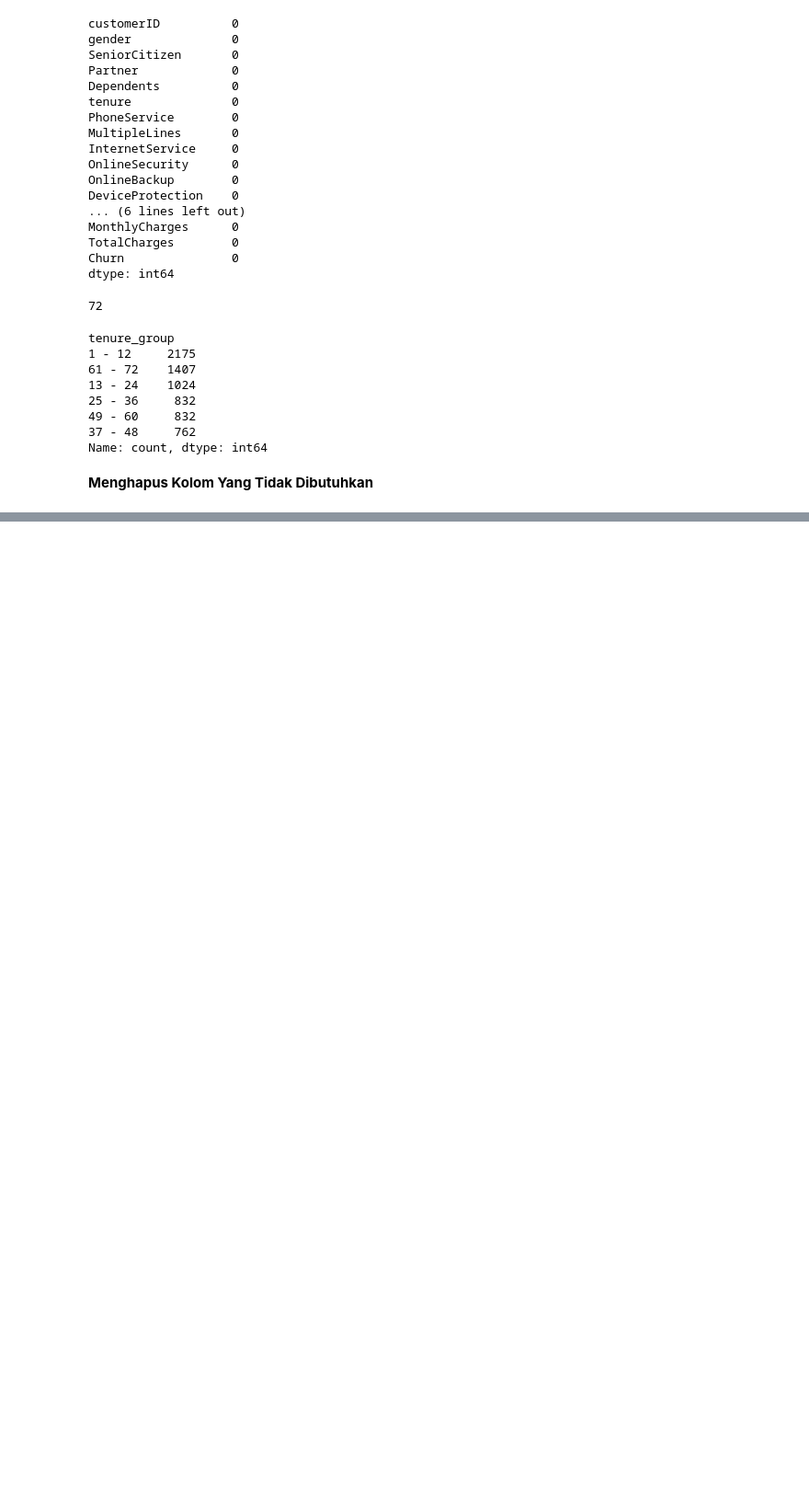
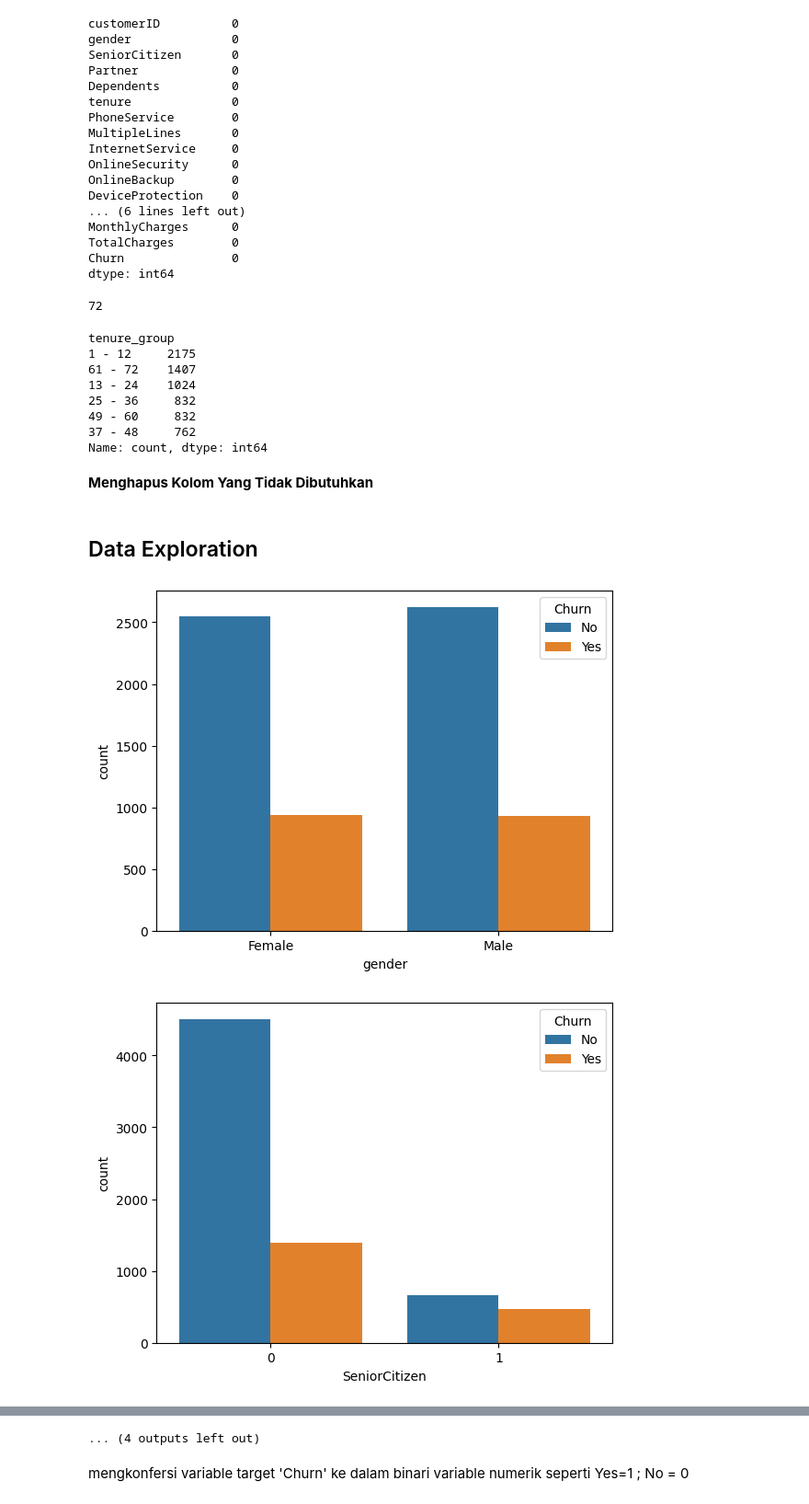
Before and after one commit to cevinpratama/MachineLearning, a Jupyter notebook: Classification/Churn_analysis/main.ipynb, the cells around one changed output, grey strips where cells are left out. Shown: that part at 92% size. Drawn from its saved outputs; the diff is of its cells as text; code cells hidden in the pictures; blank space fills up the shorter version.

```diff
--- a/Classification/Churn_analysis/main.ipynb
+++ b/Classification/Churn_analysis/main.ipynb
@@ -235,3 +235,12 @@ Name: count, dtype: int64
 **Menghapus Kolom Yang Tidak Dibutuhkan**
 # %%
 dfcopy.drop(columns = ['MultipleLines', 'customerID'], axis = 1, inplace = True)
+# %% [markdown]
+## Data Exploration ##
+# %%
+for i, predictor in enumerate(dfcopy.drop(columns=['Churn', 'TotalCharges', 'MonthlyCharges','tenure'])):
+    plt.figure(i)
+    sns.countplot(data=dfcopy, x=predictor, hue='Churn')
+# %% [output]
+[figure, added]
+[figure, added]
@@ -237,0 +257,3 @@ dfcopy.drop(columns = ['MultipleLines', 'customerID'], axis = 1, inplace = True)
+... (4 outputs left out)
+# %% [markdown]
+mengkonfersi variable target 'Churn' ke dalam binari variable numerik seperti Yes=1 ; No = 0
```
Also changed, not shown: parts of 3 cells of this notebook.
